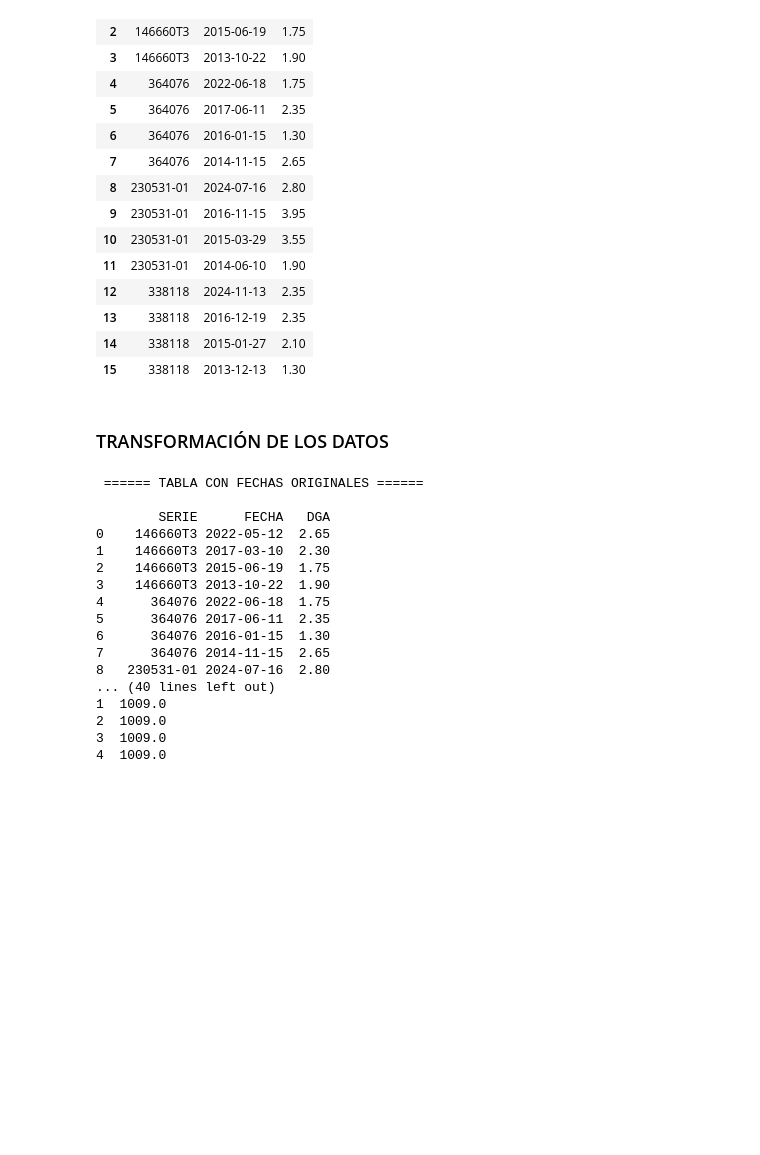
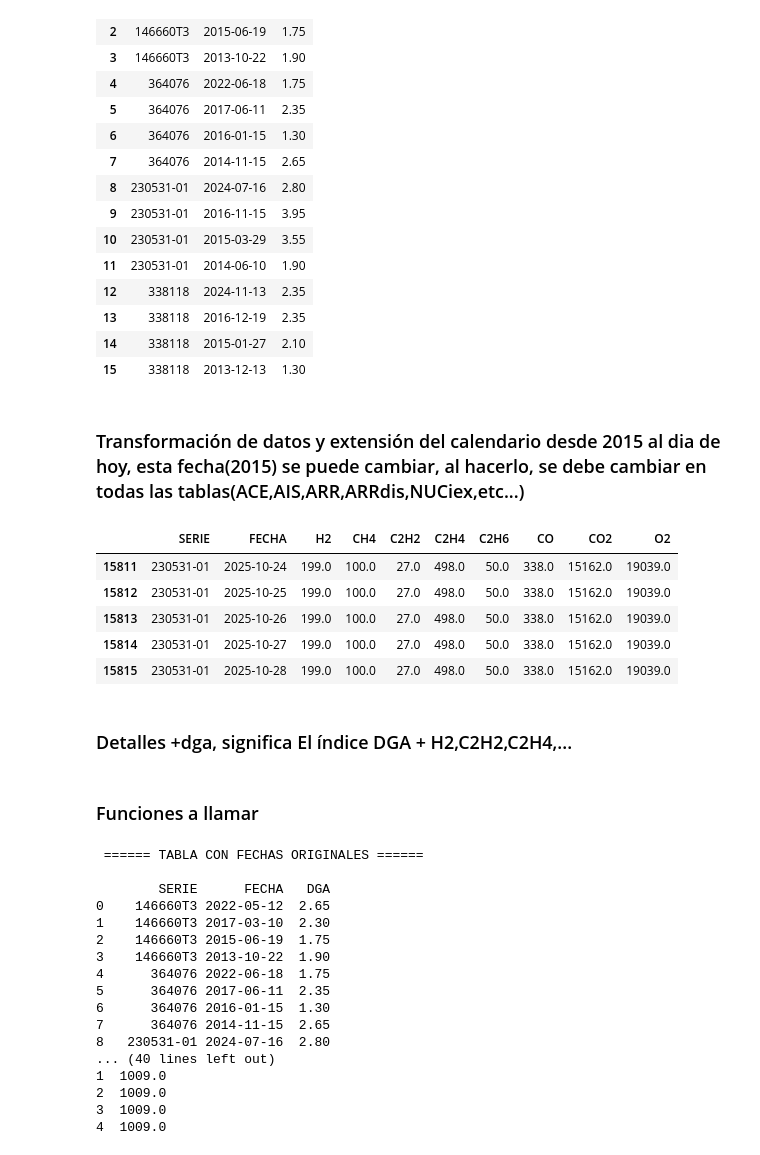
Before and after one commit to ronaldquispeO/Transformadores_R-D, a Jupyter notebook: notebooks/DGA.ipynb, the cells around one changed output. Drawn from its saved outputs; the diff is of its cells as text; code cells hidden in the pictures; blank space fills up the shorter version.

```diff
--- a/notebooks/DGA.ipynb
+++ b/notebooks/DGA.ipynb
@@ -47,4 +44,5 @@ elif 'FECHA DE\nMUESTRA' in df.columns:
     df = df.rename(columns={'FECHA DE\nMUESTRA': 'FECHA'})
 df['FECHA'] = pd.to_datetime(df['FECHA'], errors='coerce')
 df = df.dropna(subset=['FECHA'])
-df_full = df
+df_full = df.copy()
+df.head()
@@ -176,38 +167,48 @@ df_DGA
 | 14 | 338118 | 2015-01-27 | 2.10 |
 | 15 | 338118 | 2013-12-13 | 1.30 |
 # %% [markdown]
-### TRANSFORMACIÓN DE LOS DATOS
+### Transformación de datos y extensión del calendario desde 2015 al dia de hoy, esta fecha(2015) se puede cambiar, al hacerlo, se debe cambiar en todas las tablas(ACE,AIS,ARR,ARRdis,NUCiex,etc...)
 # %%
 
 # ---------------------------
 # EXTENSIÓN DEL CALENDARIO DESDE 2025
 # ---------------------------
 inicio = "2015-01-01"
 desde_2025 = f"{pd.Timestamp.today().year}-01-01"
 fecha_inicio = pd.Timestamp(inicio)  # en el 2026 cambiar ---****
 fecha_fin = pd.Timestamp.today().normalize()
 fechas = pd.date_range(fecha_inicio, fecha_fin, freq="D")
 
 # Calendario
 todas_series = df['SERIE'].dropna().unique()
 calendario = pd.MultiIndex.from_product([todas_series, fechas], names=["SERIE","FECHA"])
 df_calendario = pd.DataFrame(index=calendario).reset_index()
 
 # ---------- Tabla extendida de DGA ----------
 ultimos_2024 = df_DGA[df_DGA['FECHA'] < fecha_inicio].sort_values('FECHA').groupby('SERIE').tail(1)
 ultimos_2024['FECHA'] = fecha_inicio
 base_ext = pd.concat([df_DGA, ultimos_2024], ignore_index=True)
 
 df_extendida = pd.merge(df_calendario, base_ext, on=["SERIE","FECHA"], how="left")
 df_extendida = df_extendida.groupby("SERIE").apply(lambda g: g.ffill()).reset_index(drop=True)
 
 # ---------- Tabla extendida de detalles ----------
 ultimos_2024_det = df_full[df_full['FECHA'] < fecha_inicio].sort_values('FECHA').groupby('SERIE').tail(1)
 ultimos_2024_det['FECHA'] = fecha_inicio
 base_ext_det = pd.concat([df_full, ultimos_2024_det], ignore_index=True)
 
 df_extendida_detalles = pd.merge(df_calendario, base_ext_det, on=["SERIE","FECHA"], how="left")
 df_extendida_detalles = df_extendida_detalles.groupby("SERIE").apply(lambda g: g.ffill()).reset_index(drop=True)
+df_extendida_detalles.tail()
+# %% [output]
+|  | SERIE | FECHA | H2 | CH4 | C2H2 | C2H4 | C2H6 | CO | CO2 | O2 |
+| 15811 | 230531-01 | 2025-10-24 | 199.0 | 100.0 | 27.0 | 498.0 | 50.0 | 338.0 | 15162.0 | 19039.0 |
+| 15812 | 230531-01 | 2025-10-25 | 199.0 | 100.0 | 27.0 | 498.0 | 50.0 | 338.0 | 15162.0 | 19039.0 |
+| 15813 | 230531-01 | 2025-10-26 | 199.0 | 100.0 | 27.0 | 498.0 | 50.0 | 338.0 | 15162.0 | 19039.0 |
+| 15814 | 230531-01 | 2025-10-27 | 199.0 | 100.0 | 27.0 | 498.0 | 50.0 | 338.0 | 15162.0 | 19039.0 |
+| 15815 | 230531-01 | 2025-10-28 | 199.0 | 100.0 | 27.0 | 498.0 | 50.0 | 338.0 | 15162.0 | 19039.0 |
+# %% [markdown]
+### Detalles +dga, significa El índice DGA + H2,C2H2,C2H4,...
 # %%
 # ---------------------------
 # DETALLES + DGA
@@ -226,6 +227,8 @@ def reordenar(df_in):
 
 df_detalles = reordenar(df_detalles)
 df_detalles_ext = reordenar(df_detalles_ext)
+# %% [markdown]
+### Funciones a llamar
 # %%
 # ---------------------------
 # FUNCIONES PARA LLAMAR
```
Also changed, not shown: parts of 29 cells of this notebook, 4 other files.
